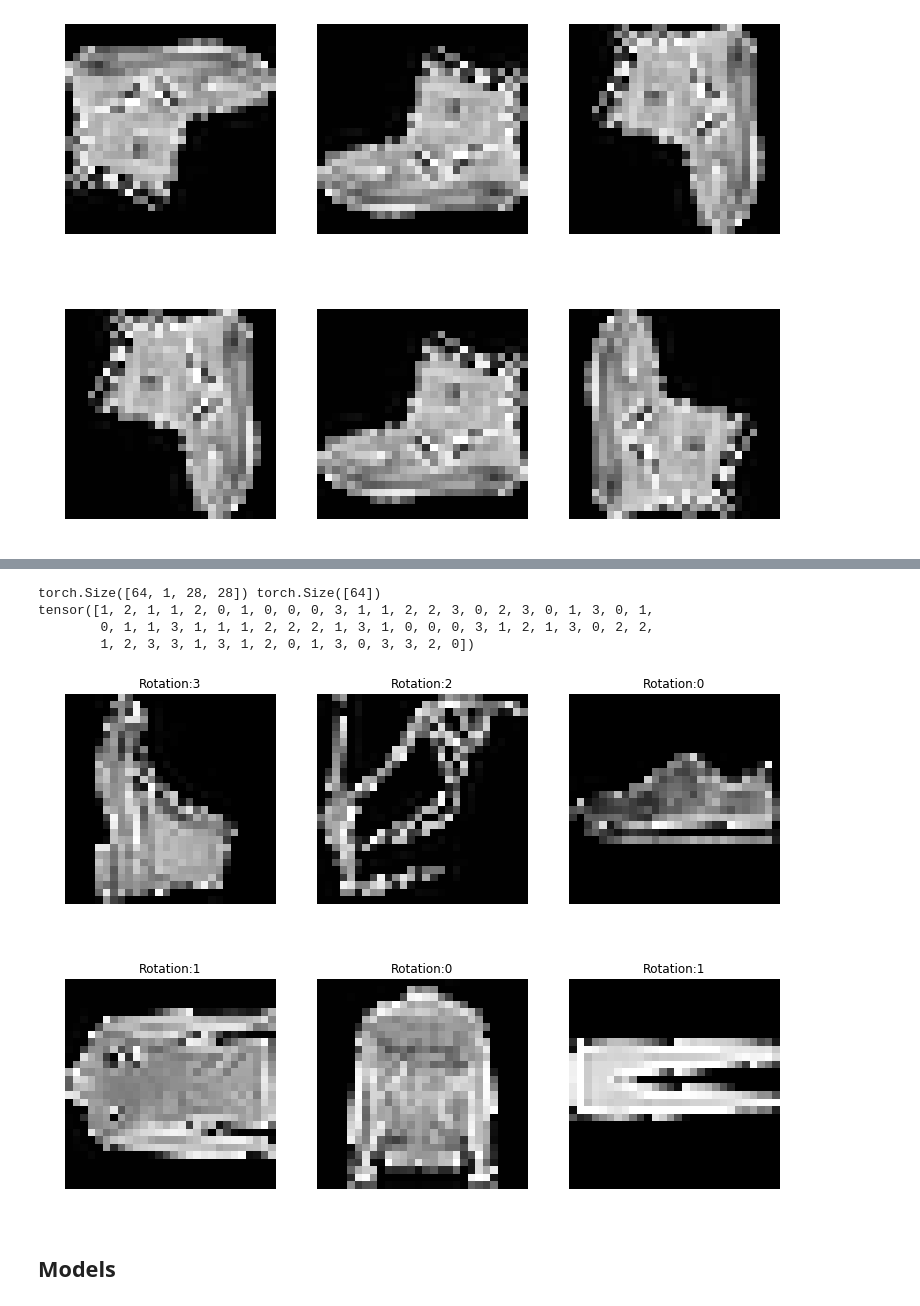
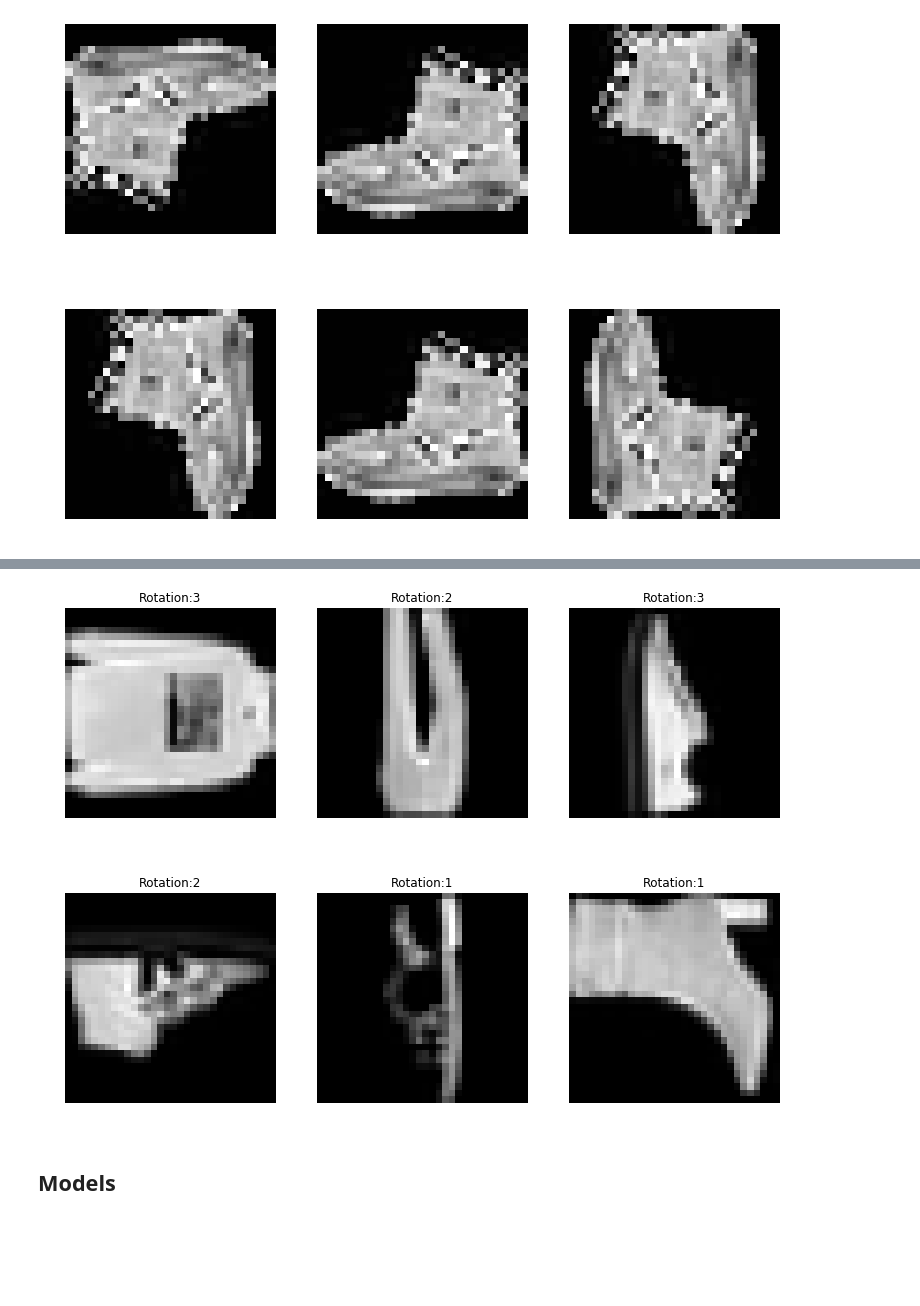
Before and after one commit to Wuschelbueb/AML19-SelfSupervised, a Jupyter notebook: playground.ipynb, the cells around one changed output, grey strips where cells are left out. Saved outputs shown, nothing was run; the diff lists cells and outputs as text; code cells hidden in the pictures; blank space fills up the shorter version.

```diff
--- a/playground.ipynb
+++ b/playground.ipynb
@@ -118,5 +122,0 @@ trainloader_augmented = DataLoader(trainset_augmented, batch_size=batch_size, sh
-# %%
-image, label = trainset_augmented[1]
-plt.imshow(image.view(28, 28), cmap='gray')
-print(image.size())
-print(label)
@@ -127,28 +123,37 @@ torch.Size([1, 28, 28])
-# %%
-#We can iterate over the dataset
-for xs, ys in trainloader_augmented:
-    print(xs.size(), ys.size())
-    print(ys)
-    break
-# %% [output]
-torch.Size([64, 1, 28, 28]) torch.Size([64])
-tensor([1, 2, 1, 1, 2, 0, 1, 0, 0, 0, 3, 1, 1, 2, 2, 3, 0, 2, 3, 0, 1, 3, 0, 1,
-        0, 1, 1, 3, 1, 1, 1, 2, 2, 2, 1, 3, 1, 0, 0, 0, 3, 1, 2, 1, 3, 0, 2, 2,
-        1, 2, 3, 3, 1, 3, 1, 2, 0, 1, 3, 0, 3, 3, 2, 0])
+# %%
+batch_size=64
+n_train = int(len(trainset) * 0.8)
+
+train_augmented = FashionMinstAugmentedDataset(
+    data=trainset.data[:n_train],
+    target=trainset.targets[:n_train],
+    transform=my_segmentation_transforms)
+trainloader_augmented = DataLoader(train_augmented, batch_size=batch_size, shuffle=True, num_workers=32)
+
+
+val_augmented = FashionMinstAugmentedDataset(
+    data=trainset.data[n_train:],
+    target=trainset.targets[n_train:],
+    transform=my_segmentation_transforms)
+valloader_augmented = DataLoader(val_augmented, batch_size=batch_size, shuffle=True, num_workers=32)
+
+
+test_augmented = FashionMinstAugmentedDataset(
+    data=testset.data,
+    target=testset.targets,
+    transform=my_segmentation_transforms)
+testloader_augmented = DataLoader(test_augmented, batch_size=batch_size, shuffle=True, num_workers=32)
 # %%
-from matplotlib import pyplot as plt
-from random import randint
-
 f, axes = plt.subplots(2, 3, figsize=(12.8, 9.6))
 axes = [ax for axs in axes for ax in axs]
 for i in range(6):
-    index = randint(0, len(trainset_augmented))
-    image, label = trainset_augmented[index]
-    axes[i].imshow(np.asarray(image.view(28, 28)), cmap='gray')
+    index = randint(0, len(train_augmented))
+    image, label = train_augmented[index]
+    axes[i].imshow(np.asarray(image.view(32, 32)), cmap='gray')
     axes[i].set_title('Rotation:' + str(label))
     axes[i].axis('off')
 # %% [output]
-[figure, old version]
+[figure, new version]
 # %% [markdown]
 ## Models
 # %% [markdown]
```
Also changed, not shown: parts of 23 cells of this notebook.
